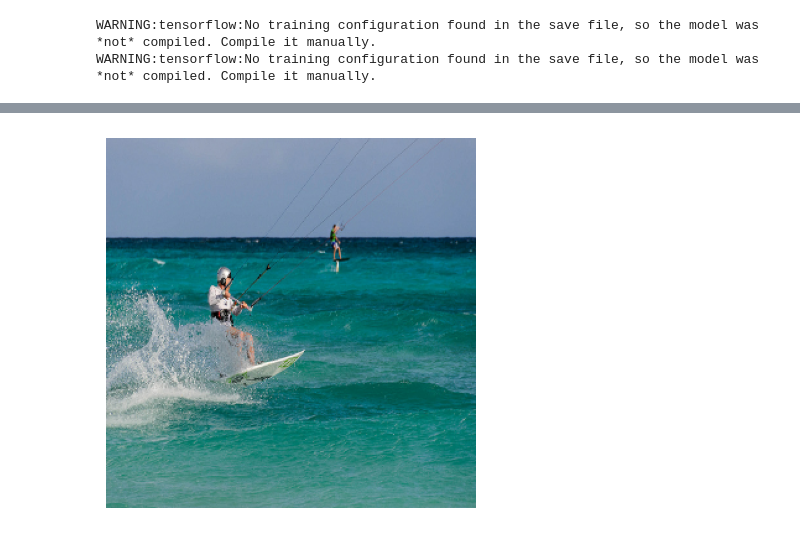
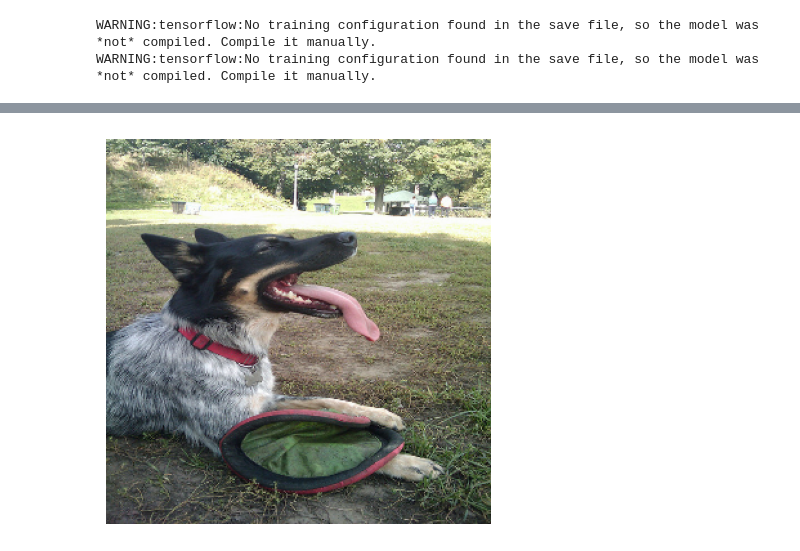
Before and after one commit to xiaodanlu/Deep-Learning-Project-Image-captioning, a Jupyter notebook: code/data_processing.ipynb, the cells around one changed output, grey strips where cells are left out. Saved outputs shown, nothing was run; the diff lists cells and outputs as text; code cells hidden in the pictures.

```diff
--- a/code/data_processing.ipynb
+++ b/code/data_processing.ipynb
@@ -418,7 +472,7 @@ model.evaluate(dataset_test.batch(256).prefetch(1))
 # %%
 def build_encoder():
   img_inp = keras.layers.Input(shape=(img_dimension,img_dimension,3)),
-  encodings = incep(img_inp)
+  encodings = incep_model(img_inp)
   encodings = encoding_layer(encodings)
   encodings = keras.layers.Flatten()(encodings)
   model_encoder = keras.models.Model(img_inp,encodings)
@@ -610,6 +709,8 @@ with open('tokenizer.pickle', 'wb') as handle:
 # %% [markdown]
 # Testing if just want to recall the model
 # %%
+from tensorflow.keras.applications.inception_v3 import preprocess_input
+
 encoder = keras.models.load_model("Encoder.hdf5")
 decoder = keras.models.load_model("Decoder.hdf5")
 import pickle
@@ -622,35 +723,44 @@ def load_img(path):
   img = tf.image.resize(img, (img_dimension, img_dimension))
   return img
 
-from tensorflow.keras.applications.inception_v3 import preprocess_input
-
-def caption_image(path):
+def caption_image(path, true_caption):
+  # Load and preprocess the image
   image = load_img(path)#/255.0
   img_input = preprocess_input(image)
-
-  encodings = encoder.predict(tf.reshape(img_input,(1,img_dimension,img_dimension,3)))
-
+  # Get image encodings using the pre-trained encoder
+  encodings = pred_encoder.predict(tf.reshape(img_input,(1,img_dimension,img_dimension,3)))
+  # Initialize starting token for caption generation
   texts = ["[start]"]
+  # Initialize LSTM states
   h = np.zeros((1,LSTM_size))
   c = h
+  # Generate captions
   for _ in range(max_cap_len + 1):
-    dec_inp = np.array(tok.word_index.get(texts[-1])).reshape(1,-1)
-    props, h, c = decoder.predict([encodings,h, c ,dec_inp])
+    dec_inp = np.array(tokenizer.word_index.get(texts[-1])).reshape(1,-1)
+    # Predict next word probabilities and update LSTM states
+    props, h, c = pred_decoder.predict([encodings, h, c ,dec_inp])
     props= props[0]
+    # Get the index of the word with the highest probability
     idx = np.argmax(props)
-
-    texts.append(tok.index_word.get(idx))
-
-    if idx == tok.word_index['[end]']:
+    # Append the predicted word to the caption
+    texts.append(tokenizer.index_word.get(idx))
+    # Check for the end token to stop caption generation
+    if idx == tokenizer.word_index['[end]']:
       break
-  if tok.word_index.get(texts[-1]) != tok.word_index['[end]']:
+  # Ensure that the caption ends with the end token
+  if tokenizer.word_index.get(texts[-1]) != tokenizer.word_index['[end]']:
     texts.append('[end]')
-  print(' '.join(texts))
+    # Print the generated caption
+  generated_caption = ' '.join(texts)
+  print(f"Label: {true_caption}")
+  print(f"Predicted: {generated_caption}")
+  # Display the image along with the true caption if available
+  plt.figure(figsize=(5, 5))
   plt.imshow(image/255.0)
   plt.axis("off")
 # %% [output]
 WARNING:tensorflow:No training configuration found in the save file, so the model was *not* compiled. Compile it manually.
 WARNING:tensorflow:No training configuration found in the save file, so the model was *not* compiled. Compile it manually.
 # %%
-caption_image(test_df["image"][100])
+caption_image(test_df["image"][20],test_df["caption"][20])
 # %% [output]
@@ -669 +781 @@ caption_image(test_df["image"][100])
-[figure, old version]
+[figure, new version]
```
Also changed, not shown: parts of 55 cells of this notebook.
